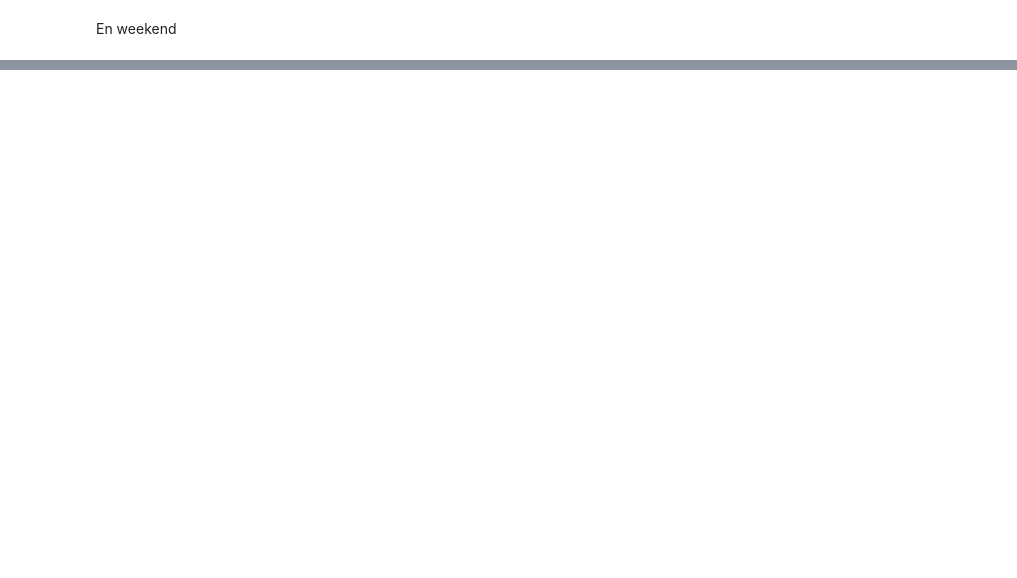
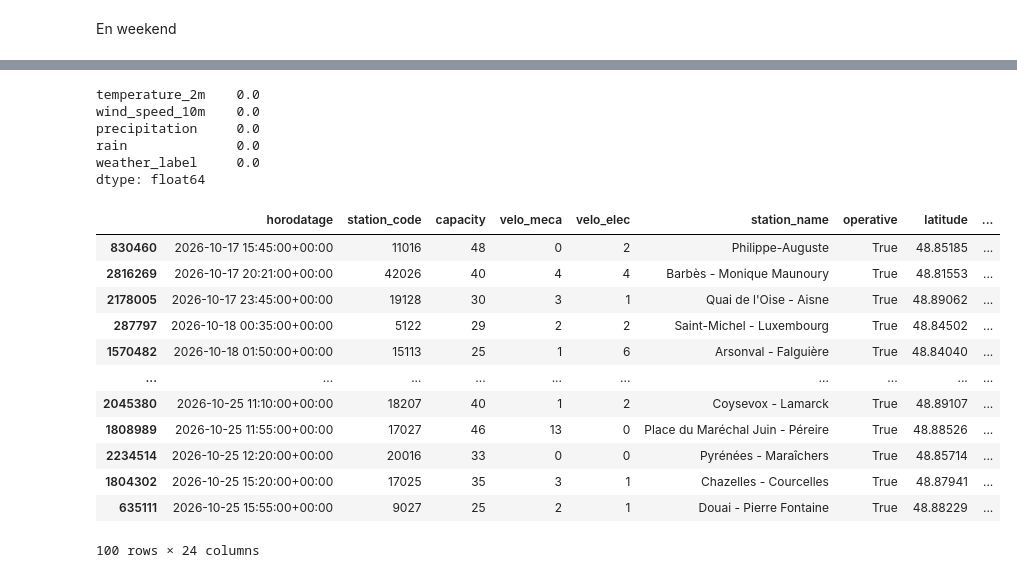
Before and after one commit to PorcherLeo/ProjetDataScience, a Jupyter notebook: 01-exploration.ipynb, the cells around one changed output, grey strips where cells are left out. Cells and saved outputs as stored; diff of their text form; code cells hidden in the pictures; blank space fills up the shorter version.

Commit message:
ajout de script de meteo et donnes meteo. Ajout de features dans la bdd velib

```diff
--- a/01-exploration.ipynb
+++ b/01-exploration.ipynb
@@ -340,0 +336,4 @@ Rush hours (week-end) : [12, 14, 15, 17, 18, 19]
+# %%
+meteo = meteo.rename(columns={"date": "horodatage"})
+meteo["horodatage"] = pd.to_datetime(meteo["horodatage"], utc=True)
+meteo.columns.tolist()
@@ -340,0 +349,59 @@ Rush hours (week-end) : [12, 14, 15, 17, 18, 19]
+# %%
+cols_continues = ["temperature_2m", "wind_speed_10m"]
+cols_cumul = ["precipitation", "rain"]
+cols_label = ["weather_label"]
+cols_meteo = cols_continues + cols_cumul + cols_label
+
+m = (meteo.drop_duplicates("horodatage")
+       .sort_values("horodatage")
+       .set_index("horodatage"))
+
+# L'index porte le nom horodatage
+heure_cibles = pd.DatetimeIndex(df["horodatage"].unique(), name="horodatage").sort_values()
+index_union = m.index.union(heure_cibles)
+base = pd.DataFrame({"horodatage": heure_cibles})
+
+# on interpole des colonnes avec valeur lineeaires
+interp = (m[cols_continues].reindex(index_union)
+          .interpolate(method="time", limit_area="inside")
+          .reindex(heure_cibles))
+
+# pluie et precipitations ce sont des données accumulées delta de 15 min
+cumul = pd.merge_asof(
+    base, m[cols_cumul].reset_index(),
+    on="horodatage", direction="backward", tolerance=pd.Timedelta(minutes=15),
+).set_index("horodatage")
+
+# etiquettes le plus proche de 8 mins
+label = pd.merge_asof(
+    base, m[cols_label].reset_index(),
+    on="horodatage", direction="nearest", tolerance=pd.Timedelta(minutes=8),
+).set_index("horodatage")
+
+meteo_aligned = pd.concat([interp, cumul, label], axis=1)
+meteo_aligned.index.name = "horodatage"          # sécurité
+df = df.merge(meteo_aligned.reset_index(), on="horodatage", how="left")
+# %%
+print(df[cols_meteo].isna().mean()) # si 0 partout c'est bien
+echantillon = df.sample(100, random_state=42).sort_values("horodatage")
+echantillon
+# %% [output]
+temperature_2m    0.0
+wind_speed_10m    0.0
+precipitation     0.0
+rain              0.0
+weather_label     0.0
+dtype: float64
+|  | horodatage | station_code | capacity | velo_meca | velo_elec | station_name | operative | latitude | ... |
+| 830460 | 2026-10-17 15:45:00+00:00 | 11016 | 48 | 0 | 2 | Philippe-Auguste | True | 48.85185 | ... |
+| 2816269 | 2026-10-17 20:21:00+00:00 | 42026 | 40 | 4 | 4 | Barbès - Monique Maunoury | True | 48.81553 | ... |
+| 2178005 | 2026-10-17 23:45:00+00:00 | 19128 | 30 | 3 | 1 | Quai de l'Oise - Aisne | True | 48.89062 | ... |
+| 287797 | 2026-10-18 00:35:00+00:00 | 5122 | 29 | 2 | 2 | Saint-Michel - Luxembourg | True | 48.84502 | ... |
+| 1570482 | 2026-10-18 01:50:00+00:00 | 15113 | 25 | 1 | 6 | Arsonval - Falguière | True | 48.84040 | ... |
+| ... | ... | ... | ... | ... | ... | ... | ... | ... | ... |
+| 2045380 | 2026-10-25 11:10:00+00:00 | 18207 | 40 | 1 | 2 | Coysevox - Lamarck | True | 48.89107 | ... |
+| 1808989 | 2026-10-25 11:55:00+00:00 | 17027 | 46 | 13 | 0 | Place du Maréchal Juin - Péreire | True | 48.88526 | ... |
+| 2234514 | 2026-10-25 12:20:00+00:00 | 20016 | 33 | 0 | 0 | Pyrénées - Maraîchers | True | 48.85714 | ... |
+| 1804302 | 2026-10-25 15:20:00+00:00 | 17025 | 35 | 3 | 1 | Chazelles - Courcelles | True | 48.87941 | ... |
+| 635111 | 2026-10-25 15:55:00+00:00 | 9027 | 25 | 2 | 1 | Douai - Pierre Fontaine | True | 48.88229 | ... |
+100 rows × 24 columns
```
Also changed, not shown: parts of 17 cells of this notebook, 3 other files.
